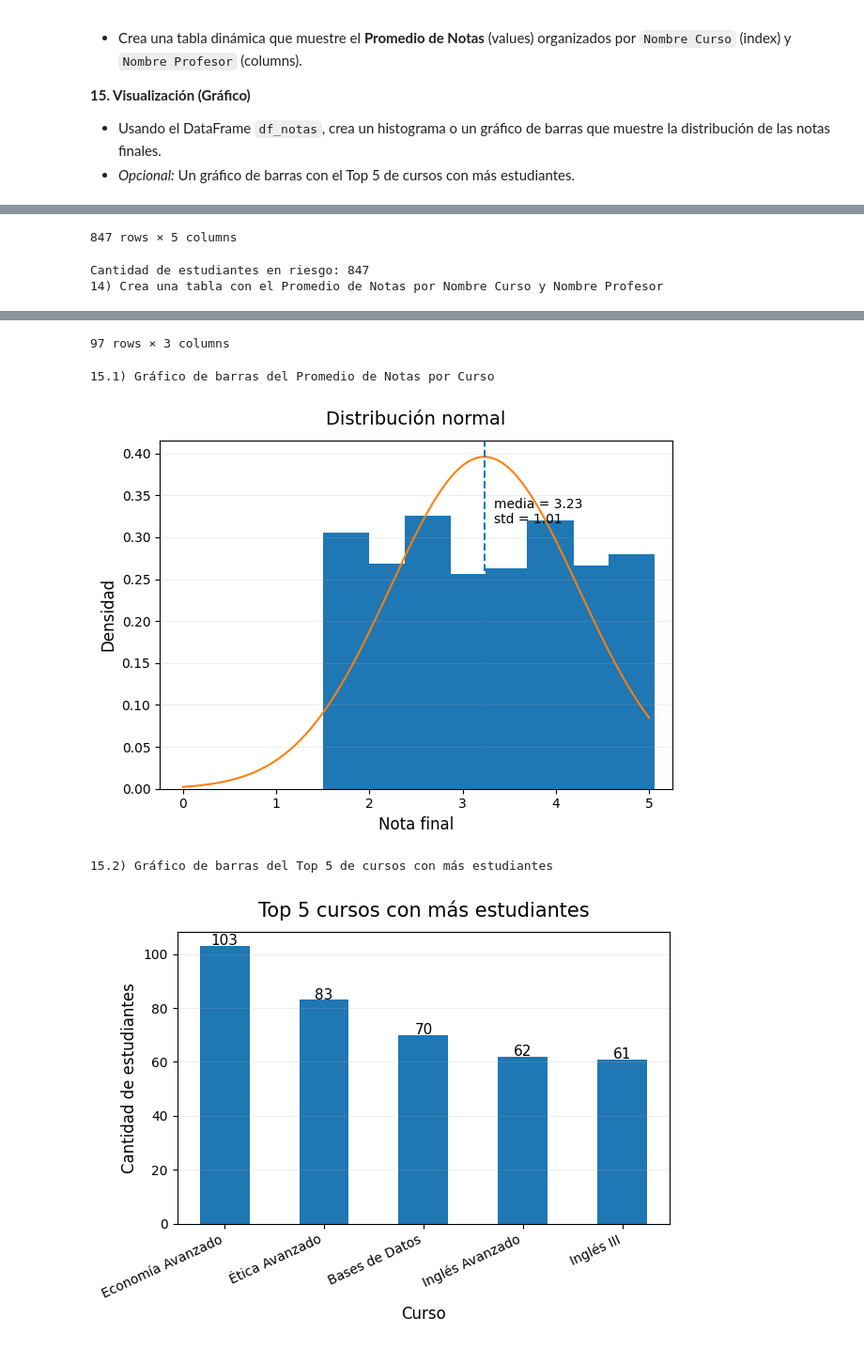
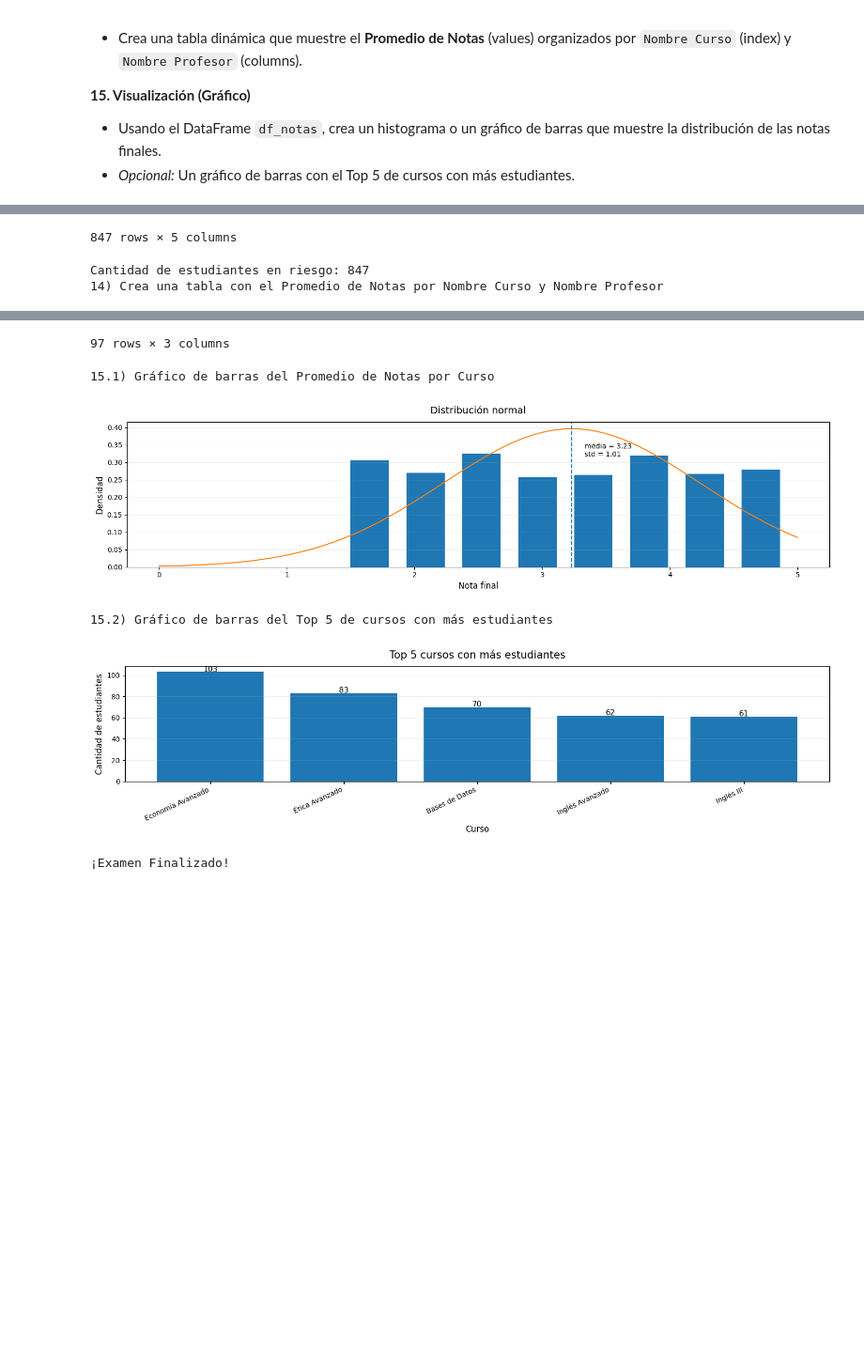
Before and after one commit to jfcruzibp/Universidades, a Jupyter notebook: NoteBooks/Examen.ipynb, the cells around one changed output, grey strips where cells are left out. Shown: that part at 94% size. Cells and saved outputs as stored; diff of their text form; code cells hidden in the pictures; blank space fills up the shorter version.

```diff
--- a/NoteBooks/Examen.ipynb
+++ b/NoteBooks/Examen.ipynb
@@ -450,8 +458,8 @@ print("15.1) Gráfico de barras del Promedio de Notas por Curso")
 notas = df_notas["Nota_Final"]
 media = notas.mean()
 std = notas.std()
-plt.figure()
-plt.hist(notas, bins=8, density=True, width=0.5)
+plt.figure(figsize=(15, 4))
+plt.hist(notas, bins=8, density=True, width=0.3)
 x = np.linspace(0, 5, 200)
 y = (1 / (std * np.sqrt(2 * np.pi))) * np.exp(-0.5 * ((x - media) / std) ** 2)
 plt.plot(x, y)
@@ -468,8 +476,8 @@ print("15.2) Gráfico de barras del Top 5 de cursos con más estudiantes")
 df_count = df_notas.groupby("Nombre_Curso")["Nombre_Estudiante"].count().reset_index()
 df_count = df_count.rename(columns={"Nombre_Estudiante": "Total_Estudiantes"})
 df_top5 = df_count.sort_values("Total_Estudiantes", ascending=False).head(5)
-plt.figure()
-plt.bar(df_top5["Nombre_Curso"], df_top5["Total_Estudiantes"], width=0.5)
+plt.figure(figsize=(15, 4))
+plt.bar(df_top5["Nombre_Curso"], df_top5["Total_Estudiantes"], width=0.8)
 for x, y in zip(df_top5["Nombre_Curso"], df_top5["Total_Estudiantes"]):
     plt.text(x, y + 0.2, str(y), ha="center", fontsize=11)
 plt.title("Top 5 cursos con más estudiantes", fontsize=15, pad=12)
@@ -481,8 +489,8 @@ plt.tight_layout()
 plt.show()
 
 
-# conn.close()
-# print("¡Examen Finalizado!")
+conn.close()
+print("¡Examen Finalizado!")
 # %% [output]
 12) Consulta Sábana de Notas, solo 5 registros y el esquema
 |  | Nombre_Estudiante | Apellido_Estudiante | Nombre_Curso | Nota_Final | Nombre_Profesor |
@@ -506,33 +514,34 @@ memory usage: 79.2+ KB
 13) Filtra estudiantes en riesgo (Nota < 3.0) y cuenta cuantos son
 |  | Nombre_Estudiante | Apellido_Estudiante | Nombre_Curso | Nota_Final | Nombre_Profesor |
 | 2 | Elena | Navarro | Bases de Datos | 1.9 | Andres Rios |
 | 3 | Sofia | Mendoza | Bases de Datos | 2.5 | Andres Rios |
 | 4 | Elena | Gutierrez | Bases de Datos | 2.5 | Andres Rios |
 | 7 | Mateo | Silva | Bases de Datos | 2.0 | Andres Rios |
 | 8 | Jorge | Mora | Bases de Datos | 1.9 | Andres Rios |
 | ... | ... | ... | ... | ... | ... |
 | 2018 | David | Ruiz | Arte II | 2.4 | Valeria Pineda |
 | 2019 | David | Ruiz | Inglés Avanzado | 1.8 | Kevin Navarro |
 | 2020 | David | Ruiz | Economía Básico | 2.9 | Marta Maya |
 | 2021 | David | Ruiz | Ética III | 2.1 | Andres Rios |
 | 2022 | David | Ruiz | Inglés Avanzado | 2.6 | Camila Martinez |
 847 rows × 5 columns
 Cantidad de estudiantes en riesgo: 847
 14) Crea una tabla con el Promedio de Notas por Nombre Curso y Nombre Profesor
 |  | Nombre_Profesor | Nombre_Curso | Promedio_de_Notas |
 | 0 | Ana Diaz | Inglés II | 2.895238 |
 | 1 | Ana Diaz | Inglés III | 3.019048 |
 | 2 | Ana Diaz | Programación Aplicado | 3.009524 |
 | 3 | Ana Jimenez | Filosofía General | 3.100000 |
 | 4 | Ana Jimenez | Historia III | 2.747619 |
 | ... | ... | ... | ... |
 | 92 | Valeria Pineda | Estadística Teórico | 2.800000 |
 | 93 | Valeria Zainea | Derecho Teórico | 3.365217 |
 | 94 | Valeria Zainea | Filosofía Básico | 3.468000 |
 | 95 | Valeria Zainea | Álgebra Básico | 3.066667 |
 | 96 | Valeria Zainea | Álgebra General | 3.323333 |
 97 rows × 3 columns
 15.1) Gráfico de barras del Promedio de Notas por Curso
-[figure, old version]
+[figure, new version]
 15.2) Gráfico de barras del Top 5 de cursos con más estudiantes
-[figure, old version]
+[figure, new version]
+¡Examen Finalizado!
```
Also changed, not shown: parts of 1 cell of this notebook.
